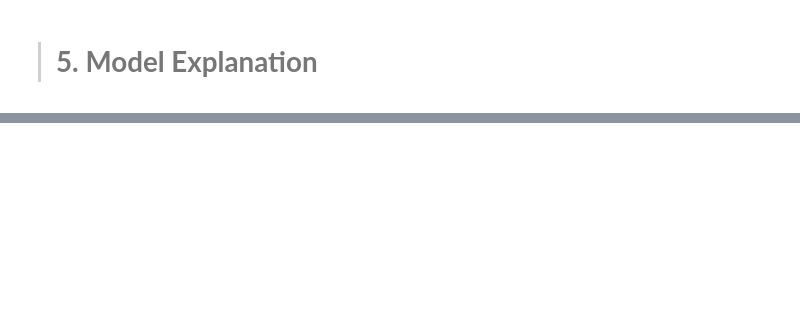
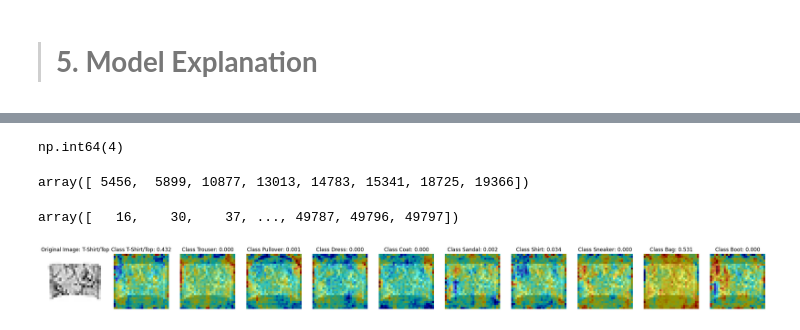
Before and after one commit to Kinpau/APVC_Projeto, a Jupyter notebook: notebooks/D1Parte1-Grupo7.ipynb, the cells around one changed output, grey strips where cells are left out. Drawn from its saved outputs; the diff is of its cells as text; code cells hidden in the pictures; blank space fills up the shorter version.

```diff
--- a/notebooks/D1Parte1-Grupo7.ipynb
+++ b/notebooks/D1Parte1-Grupo7.ipynb
@@ -508,0 +458,19 @@ plt.show()
+# %%
+linear_model = tf.keras.models.Model(inputs=[modelo.layers[0].input], outputs=[modelo.layers[-2].output])
+# %%
+def get_saliency_map(model, image, class_idx):
+    image = tf.convert_to_tensor(image, dtype=tf.float32)
+    with tf.GradientTape() as tape:
+        tape.watch(image)
+        predictions = model(image)
+
+        loss = predictions[:, class_idx]
+    # Get the gradients of the loss w.r.t to the input image.
+    gradient = tape.gradient(loss, image)
+    # convert to numpy
+    gradient = gradient.numpy()
+    # normalize between 0 and 1
+    min_val, max_val = np.min(gradient), np.max(gradient)
+    smap = (gradient - min_val) / (max_val - min_val + keras.backend.epsilon())
+
+    return smap
@@ -508,0 +494,40 @@ plt.show()
+# %%
+y_train[:, 3].argmax()
+# %% [output]
+np.int64(4)
+# %%
+np.flatnonzero((y_train.argmax(axis=1) == 0) & (train_preds.argmax(axis=1) == 8))
+# %% [output]
+array([ 5456,  5899, 10877, 13013, 14783, 15341, 18725, 19366])
+# %%
+np.flatnonzero(train_preds.argmax(axis=1) != y_train.argmax(axis=1))
+# %% [output]
+array([   16,    30,    37, ..., 49787, 49796, 49797])
+# %%
+# Load and preprocess an example image
+img_id = 5899
+img = x_train[img_id]
+img_array = np.expand_dims(img, axis = 0)  # Normalize and add batch dimension
+img_overlays = []
+for idx in range(N_CLASSES):
+    # Compute saliency map
+    saliency_map = get_saliency_map(linear_model, img_array, idx).squeeze()
+    # Overlay saliency map on original image
+    heatmap = cv2.applyColorMap(np.uint8(255 * saliency_map), cv2.COLORMAP_JET)
+    overlay = cv2.addWeighted(heatmap, 0.6, cv2.cvtColor(np.uint8(255 *img), cv2.COLOR_GRAY2RGB), 0.4, 0)
+    img_overlays.append(overlay)
+
+# Display results
+fig, ax = plt.subplots(1, N_CLASSES + 1, figsize=(30, 5))
+ax[0].imshow(img, cmap="Greys")
+ax[0].set_title(f"Original Image: {LABELS[y_train[img_id].argmax()]}")
+ax[0].axis("off")
+
+for idx, ovr in enumerate(img_overlays):
+    ax[idx+1].imshow(ovr)
+    ax[idx+1].set_title(f"Class {LABELS[idx]}: {train_preds[img_id, idx]:.3f}")
+    ax[idx+1].axis("off")
+
+plt.show()
+# %% [output]
+[figure, added]
```
Also changed, not shown: parts of 14 cells of this notebook, 3 other files.
